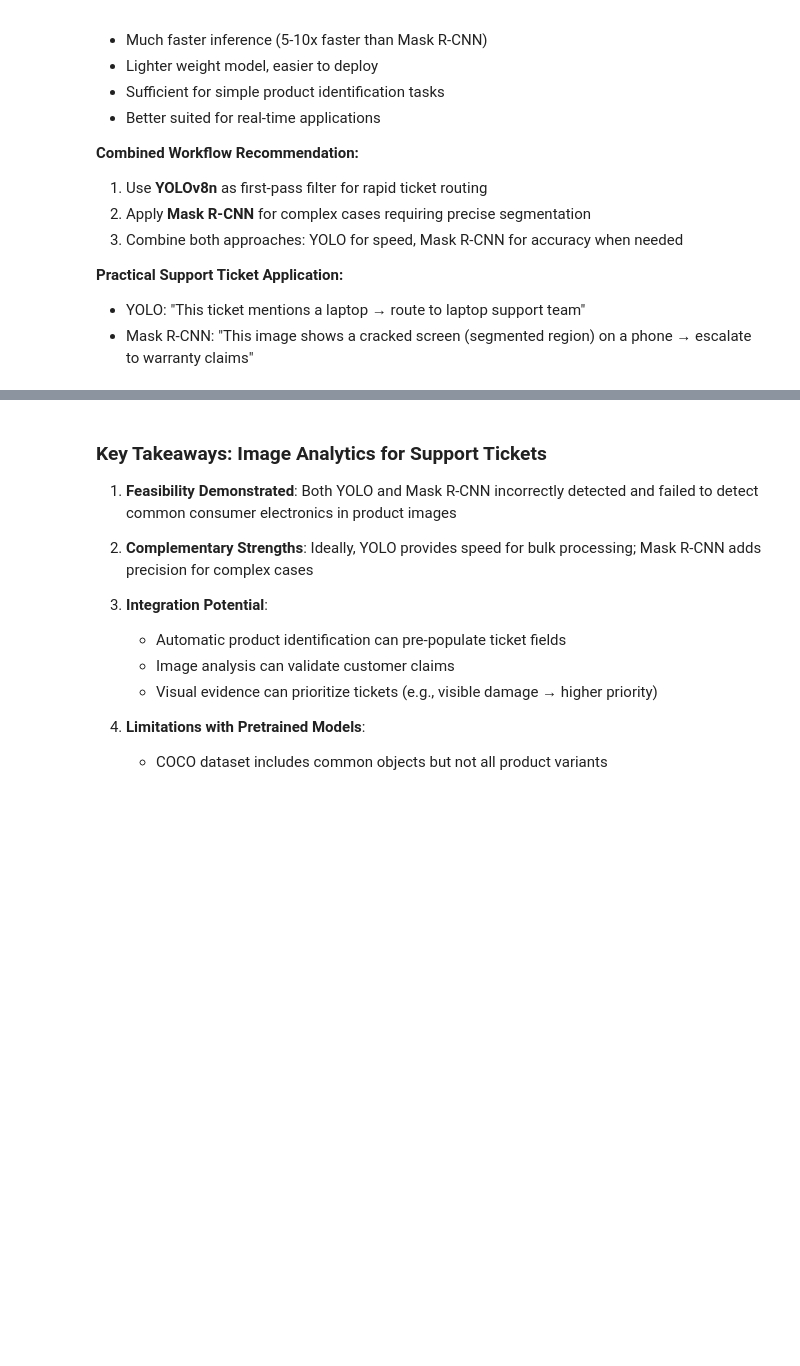
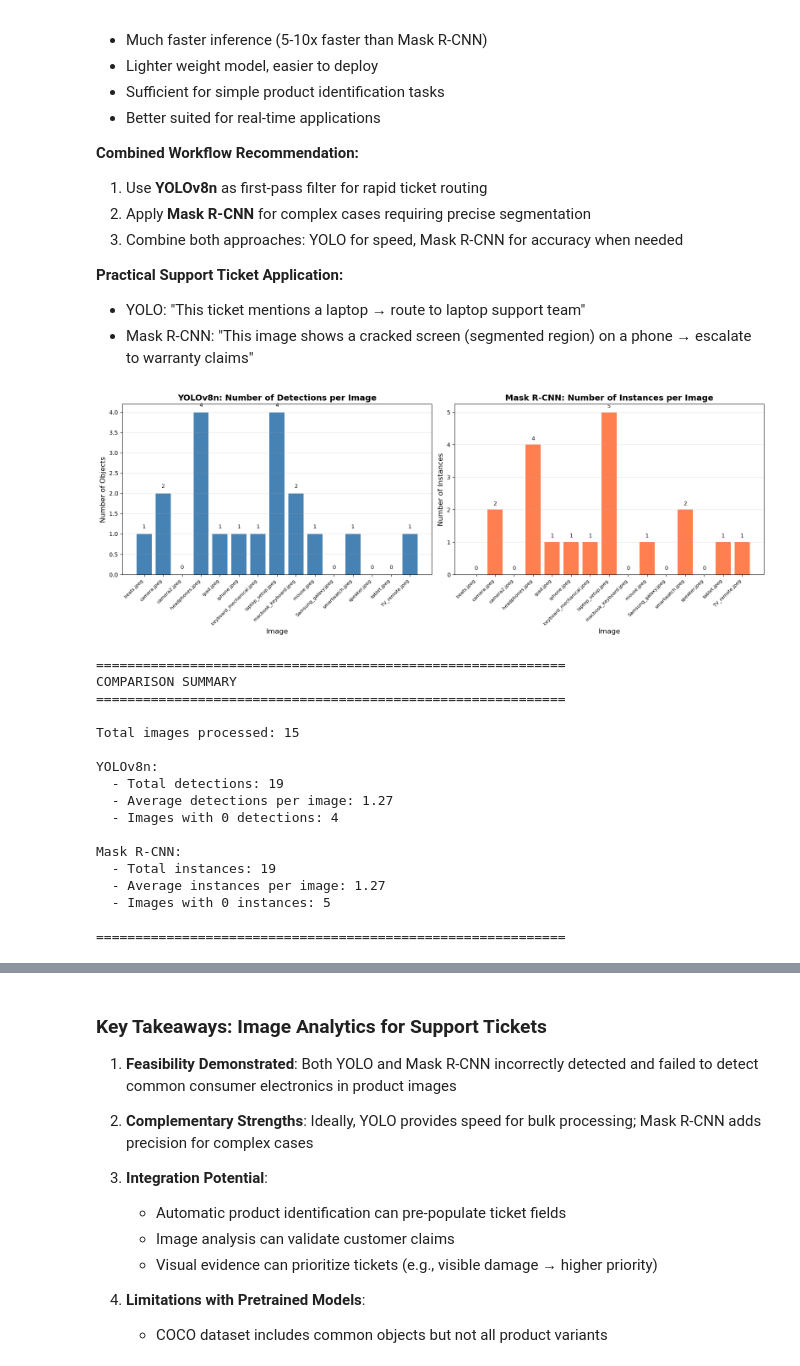
Before and after one commit to kayla-george/msba503-final-project, a Jupyter notebook: 05_Image_Analytics_YOLO.ipynb, the cells around one changed output, grey strips where cells are left out. Saved outputs shown, nothing was run; the diff lists cells and outputs as text; code cells hidden in the pictures; blank space fills up the shorter version.

```diff
--- a/05_Image_Analytics_YOLO.ipynb
+++ b/05_Image_Analytics_YOLO.ipynb
@@ -423,23 +456,77 @@ Saved Mask R-CNN results to: ../Images/df_maskrcnn_detections.csv
 # %%
 # Create comparison visualization
 if len(detection_results) > 0 and len(maskrcnn_results) > 0:
-    fig, axes = plt.subplots(1, 2, figsize=(14, 5))
+    fig, axes = plt.subplots(1, 2, figsize=(16, 6))
+
+    # Get image filenames for x-axis labels
+    yolo_filenames = [r['filename'] for r in detection_results]
+    maskrcnn_filenames = [r['filename'] for r in maskrcnn_results]
 
     # YOLO summary
-    axes[0].bar(range(len(detection_results)),
-                [r['num_detections'] for r in detection_results],
-                color='steelblue')
-    axes[0].set_title('YOLOv8n: Number of Detections per Image')
-    axes[0].set_xlabel('Image Index')
-    axes[0].set_ylabel('Number of Objects')
+    yolo_counts = [r['num_detections'] for r in detection_results]
+    axes[0].bar(range(len(yolo_counts)), yolo_counts, color='steelblue')
+    axes[0].set_title('YOLOv8n: Number of Detections per Image', fontsize=14, fontweight='bold')
+    axes[0].set_xlabel('Image', fontsize=12)
+    axes[0].set_ylabel('Number of Objects', fontsize=12)
+    axes[0].set_xticks(range(len(yolo_filenames)))
+    axes[0].set_xticklabels(yolo_filenames, rotation=45, ha='right', fontsize=8)
+    axes[0].grid(axis='y', alpha=0.3)
+
+    # Add value labels on bars
+    for i, v in enumerate(yolo_counts):
+        axes[0].text(i, v + 0.1, str(v), ha='center', va='bottom', fontsize=9)
 
     # Mask R-CNN summary
-    axes[1].bar(range(len(maskrcnn_results)),
-                [r['num_instances'] for r in maskrcnn_results],
-                color='coral')
-    axes[1].set_title('Mask R-CNN: Number of Instances per Image')
-    axes[1].set_xlabel('Image Index')
-    axes[1].set_ylabel('Number of Instances')
+    maskrcnn_counts = [r['num_instances'] for r in maskrcnn_results]
+    axes[1].bar(range(len(maskrcnn_counts)), maskrcnn_counts, color='coral')
+    axes[1].set_title('Mask R-CNN: Number of Instances per Image', fontsize=14, fontweight='bold')
+    axes[1].set_xlabel('Image', fontsize=12)
+    axes[1].set_ylabel('Number of Instances', fontsize=12)
+    axes[1].set_xticks(range(len(maskrcnn_filenames)))
+    axes[1].set_xticklabels(maskrcnn_filenames, rotation=45, ha='right', fontsize=8)
+    axes[1].grid(axis='y', alpha=0.3)
+
+    # Add value labels on bars
+    for i, v in enumerate(maskrcnn_counts):
+        axes[1].text(i, v + 0.1, str(v), ha='center', va='bottom', fontsize=9)
 
     plt.tight_layout()
     plt.show()
+
+    # Print summary statistics
+    print("\n" + "="*60)
+    print("COMPARISON SUMMARY")
+    print("="*60)
+    print(f"\nTotal images processed: {len(image_files)}")
+    print(f"\nYOLOv8n:")
+    print(f"  - Total detections: {sum(yolo_counts)}")
+    print(f"  - Average detections per image: {np.mean(yolo_counts):.2f}")
+    print(f"  - Images with 0 detections: {sum(1 for x in yolo_counts if x == 0)}")
+
+    print(f"\nMask R-CNN:")
+    print(f"  - Total instances: {sum(maskrcnn_counts)}")
+    print(f"  - Average instances per image: {np.mean(maskrcnn_counts):.2f}")
+    print(f"  - Images with 0 instances: {sum(1 for x in maskrcnn_counts if x == 0)}")
+
+    print("\n" + "="*60)
+else:
+    print("No detection results to compare. Please run both YOLO and Mask R-CNN cells first.")
+# %% [output]
+[figure, added]
+============================================================
+COMPARISON SUMMARY
+============================================================
+
+Total images processed: 15
+
+YOLOv8n:
+  - Total detections: 19
+  - Average detections per image: 1.27
+  - Images with 0 detections: 4
+
+Mask R-CNN:
+  - Total instances: 19
+  - Average instances per image: 1.27
+  - Images with 0 instances: 5
+
+============================================================
```
Also changed, not shown: parts of 6 cells of this notebook, 3 other files.
